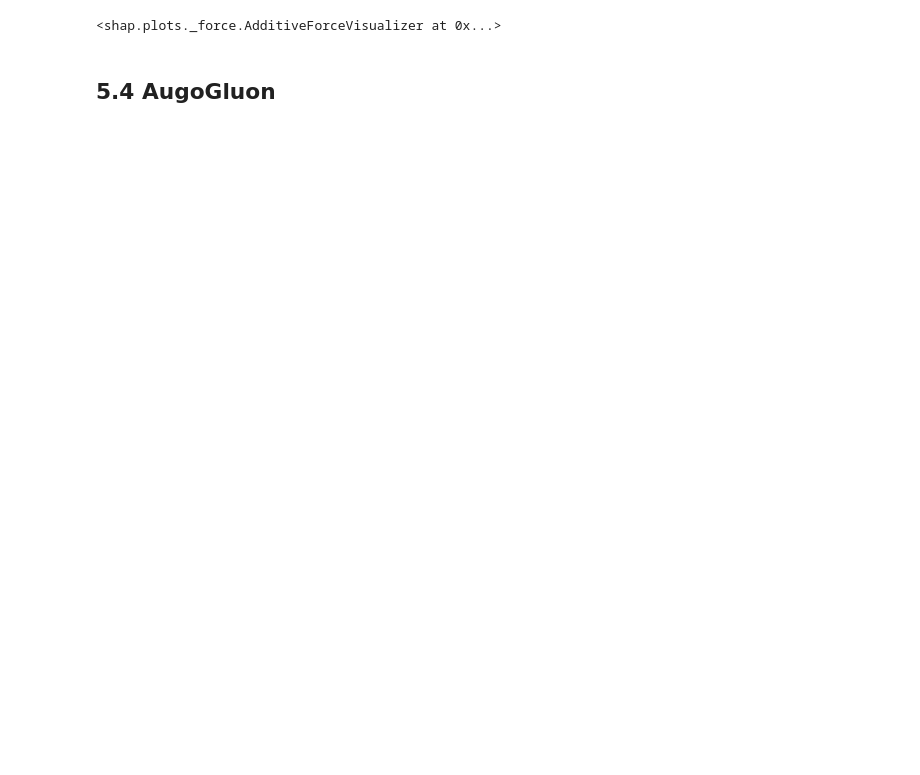
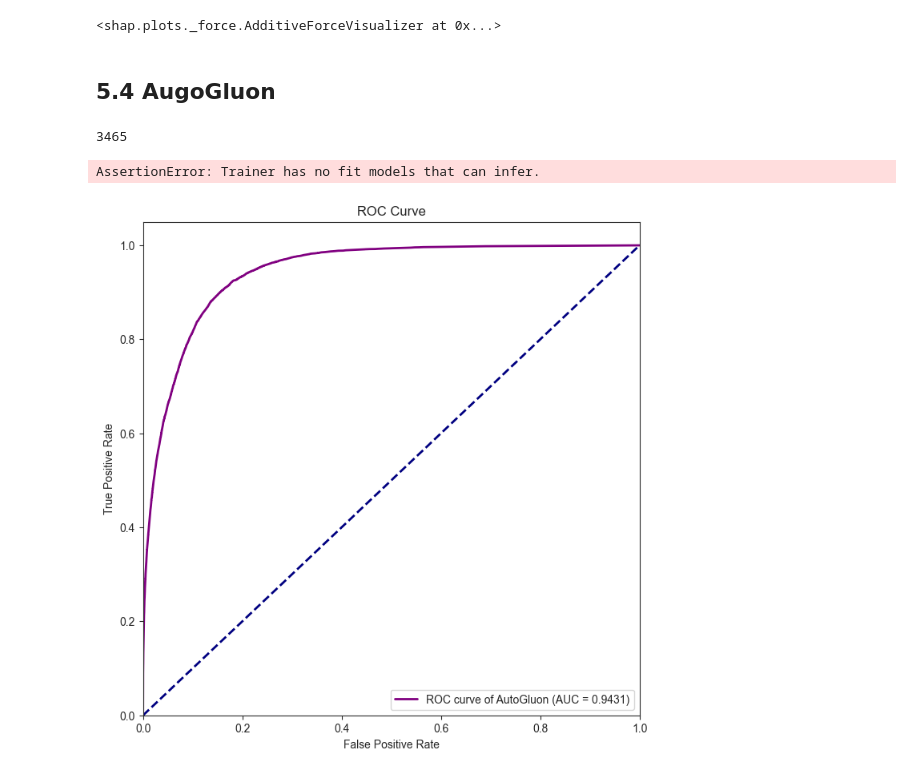
Before and after one commit to Dr-Spicy/AMEX_Default, a Jupyter notebook: Notebook only on Train.ipynb, the cells around one changed output. Drawn from its saved outputs; the diff is of its cells as text; code cells hidden in the pictures; blank space fills up the shorter version.

Commit message:
Runnin AutoGluon

```diff
--- a/Notebook only on Train.ipynb
+++ b/Notebook only on Train.ipynb
@@ -1198,3 +1198,7 @@ shap.plots.force(shap_values_catboost[ind,-1], shap_values_catboost[ind,:-1], X_
 <shap.plots._force.AdditiveForceVisualizer at 0x...>
 # %% [markdown]
 ## 5.4 AugoGluon
+# %%
+gc.collect()
+# %% [output]
+3465
@@ -1200,0 +1251,33 @@ shap.plots.force(shap_values_catboost[ind,-1], shap_values_catboost[ind,:-1], X_
+# %%
+# Step 3: Evaluate the model
+# Make predictions on the test data
+y_pred = predictor.predict_proba(test_data.drop(columns=[label]))[1]  # Probability of the positive class
+
+# Calculate the ROC AUC score
+roc_auc_autogluon = predictor.evaluate(test_data, auxiliary_metrics=False)['roc_auc']
+print(f"ROC AUC Score: {roc_auc_autogluon:.4f}")
+
+# Optionally, you can also view the leaderboard of models trained by autogluon
+leaderboard = predictor.leaderboard(test_data)
+print(leaderboard)
+# %% [output]
+AssertionError: Trainer has no fit models that can infer.
+# %%
+# plot the ROC curve
+fpr_autogluon, tpr_autogluon, _ = roc_curve(y_test, y_pred)
+
+plt.figure(figsize=(8, 8))
+plt.plot(fpr_autogluon, tpr_autogluon, color='purple', lw=2, label=f'ROC curve of AutoGluon (AUC = {roc_auc_autogluon:.4f})')
+# plt.plot(fpr_catboost, tpr_catboost, color='red', lw=2, label=f'ROC curve of CatBoost (AUC = {roc_auc_catboost:.4f})')
+# plt.plot(fpr_lgbm, tpr_lgbm, color='darkorange', lw=2, label=f'ROC curve of LGBM-DART (AUC = {roc_auc_lgbm:.4f})')
+# plt.plot(fpr_base, tpr_base, color= 'green', lw=2, label=f'ROC curve of base model (AUC = {roc_auc_base:.4f})')
+plt.plot([0, 1], [0, 1], color='navy', lw=2, linestyle='--')
+plt.xlim([0.0, 1.0])
+plt.ylim([0.0, 1.05])
+plt.xlabel('False Positive Rate')
+plt.ylabel('True Positive Rate')
+plt.title('ROC Curve')
+plt.legend(loc="lower right")
+plt.show()
+# %% [output]
+[figure, added]
```
Also changed, not shown: parts of 3 cells of this notebook, 1 other file.
